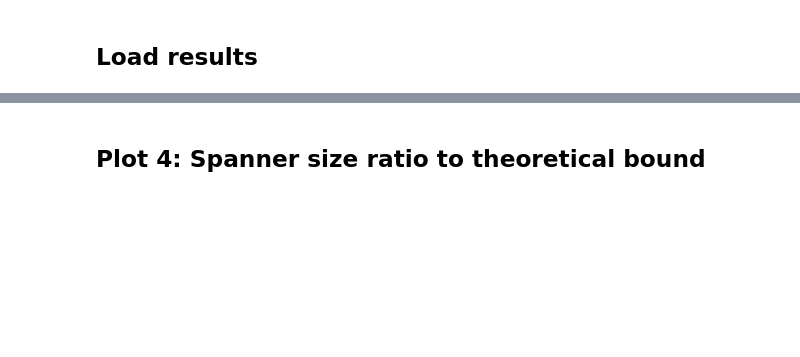
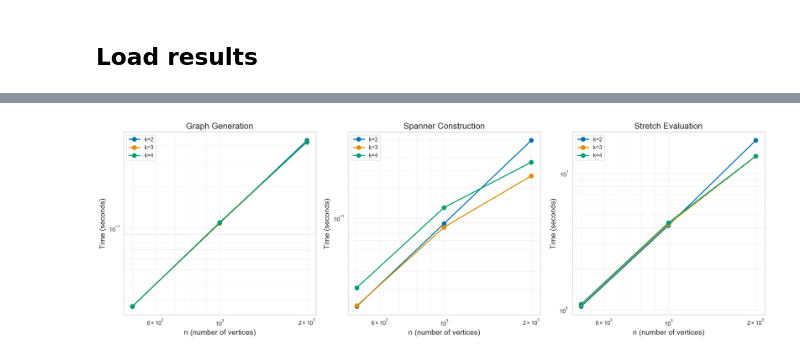
Before and after one commit to Tamircohen28/baswana-sen-spanner-experiments, a Jupyter notebook: notebooks/03_plots_and_results.ipynb, the cells around one changed output, grey strips where cells are left out. Saved outputs shown, nothing was run; the diff lists cells and outputs as text; code cells hidden in the pictures; blank space fills up the shorter version.

```diff
--- a/notebooks/03_plots_and_results.ipynb
+++ b/notebooks/03_plots_and_results.ipynb
@@ -39,0 +53,19 @@ else:
+# %%
+# Find the most recent results file
+data_dir = Path('../data/processed')
+results_files = list(data_dir.glob('experiments-results-*.csv'))
+
+if not results_files:
+    raise FileNotFoundError(
+        f"No experiment results files found in {data_dir.absolute()}\n"
+        "Please run experiments first using: python scripts/run_all_experiments.py"
+    )
+
+# Sort by modification time (most recent first)
+results_files.sort(key=lambda p: p.stat().st_mtime, reverse=True)
+results_path = results_files[0]
+
+print(f"Using most recent results file: {results_path.name}")
+print(f"File created: {pd.Timestamp.fromtimestamp(results_path.stat().st_mtime)}")
+df = pd.read_csv(results_path)
+print(f"Loaded {len(df)} experiment results")
@@ -130,29 +301,38 @@ if not df.empty:
 # %%
 if not df.empty:
     # Aggregate runtime by n
     df_time = df.groupby(['n', 'k'])[['time_gen', 'time_spanner', 'time_stretch']].mean().reset_index()
 
     fig, axes = plt.subplots(1, 3, figsize=(18, 6))
 
     time_cols = ['time_gen', 'time_spanner', 'time_stretch']
     titles = ['Graph Generation', 'Spanner Construction', 'Stretch Evaluation']
+    # Different colors for each component (like user requested)
+    component_colors = [SUCCESS_COLOR, WARNING_COLOR, '#FFA500']  # Green, Red, Orange
+
+    # Color palette for multiple k values
+    k_palette = sns.color_palette("viridis", n_colors=len(df_time['k'].unique()))
 
     for idx, (col, title) in enumerate(zip(time_cols, titles)):
         ax = axes[idx]
-        for k in sorted(df_time['k'].unique())[:3]:  # Limit to 3 k values
+        for i, k in enumerate(sorted(df_time['k'].unique())[:3]):  # Limit to 3 k values
             df_k = df_time[df_time['k'] == k]
+            # Use component color as base, but vary slightly for different k values
+            base_color = component_colors[idx]
+            # Blend with k_palette for slight variation
+            k_color = k_palette[i] if i < len(k_palette) else base_color
             ax.loglog(df_k['n'], df_k[col], marker='o', label=f'k={k}',
-                     linewidth=2, markersize=8)
+                     color=k_color, linewidth=2, markersize=8)
 
         ax.set_xlabel('n (number of vertices)', fontsize=14)
         ax.set_ylabel('Time (seconds)', fontsize=14)
         ax.set_title(title, fontsize=16)
         ax.legend()
         ax.grid(True, alpha=0.3, which='both')
 
     plt.tight_layout()
     plt.savefig(output_dir / 'runtime_vs_n.png', dpi=300, bbox_inches='tight')
     plt.savefig(output_dir / 'runtime_vs_n.pdf', bbox_inches='tight')
     plt.show()
+# %% [output]
+[figure, added]
-# %% [markdown]
-## Plot 4: Spanner size ratio to theoretical bound
```
Also changed, not shown: parts of 16 cells of this notebook, 24 other files.
